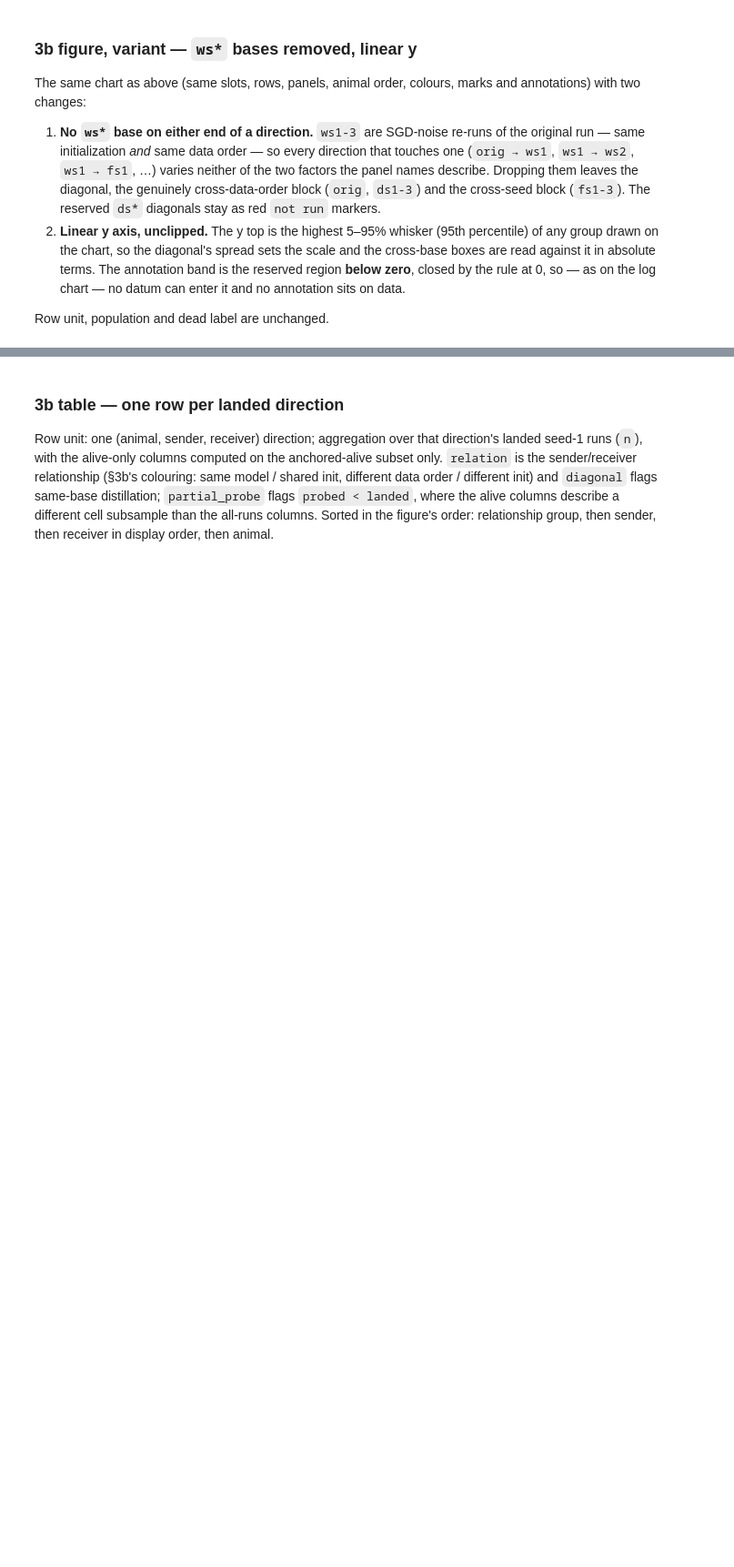
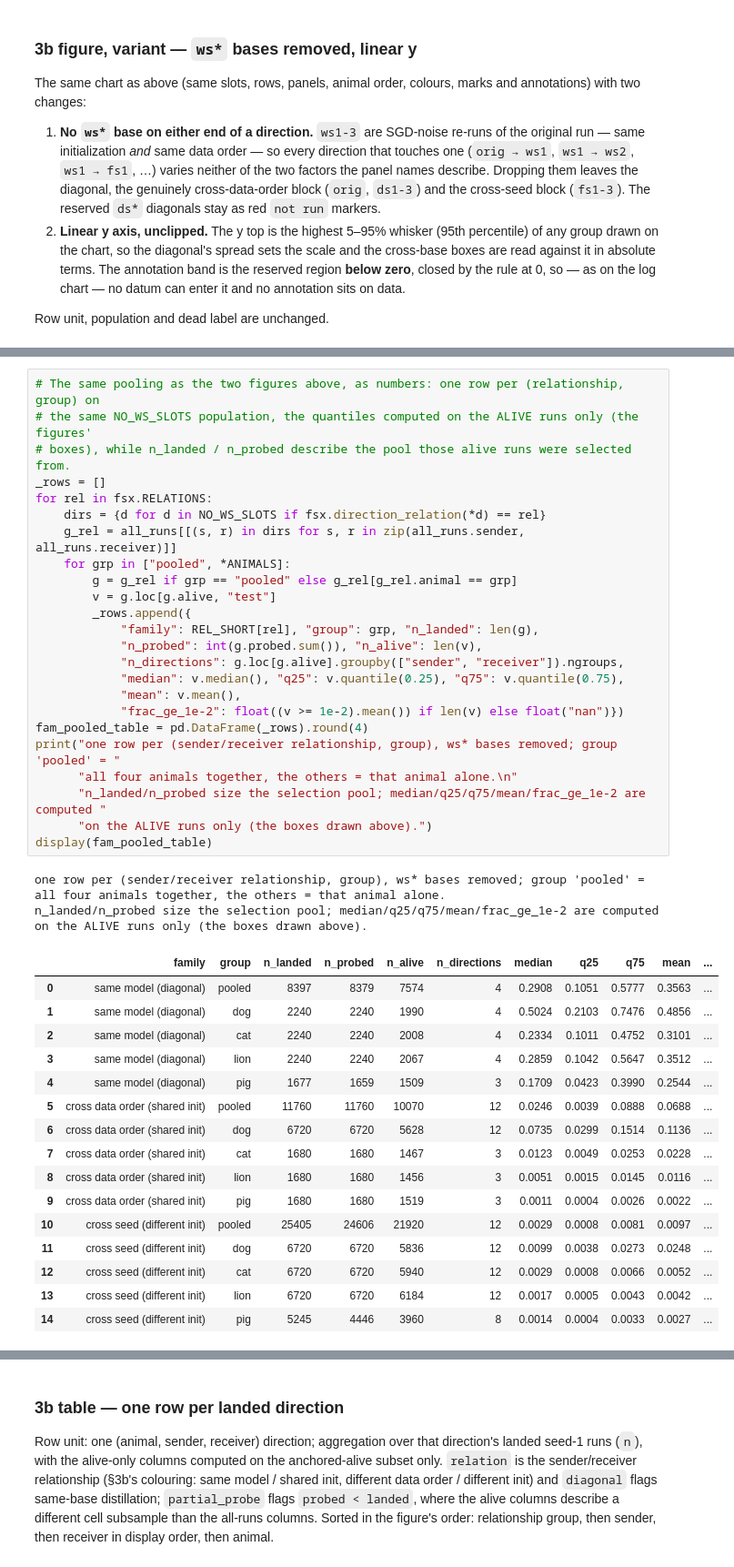
Before and after one commit to AnandVishesh1301/EleutherAI_subliminal_learning, a Jupyter notebook: notebooks/transfer_receiver_family.ipynb, the cells around one changed output, grey strips where cells are left out. Shown at 91% size. Cells and saved outputs as stored; diff of their text form; blank space fills up the shorter version.

Commit message:
significance test pooling arms

```diff
--- a/notebooks/transfer_receiver_family.ipynb
+++ b/notebooks/transfer_receiver_family.ipynb
@@ -690,0 +907,43 @@ wrote docs/results/figures/transfer_all_directions_boxplots_nows_linear.png
+# %%
+# The same pooling as the two figures above, as numbers: one row per (relationship, group) on
+# the same NO_WS_SLOTS population, the quantiles computed on the ALIVE runs only (the figures'
+# boxes), while n_landed / n_probed describe the pool those alive runs were selected from.
+_rows = []
+for rel in fsx.RELATIONS:
+    dirs = {d for d in NO_WS_SLOTS if fsx.direction_relation(*d) == rel}
+    g_rel = all_runs[[(s, r) in dirs for s, r in zip(all_runs.sender, all_runs.receiver)]]
+    for grp in ["pooled", *ANIMALS]:
+        g = g_rel if grp == "pooled" else g_rel[g_rel.animal == grp]
+        v = g.loc[g.alive, "test"]
+        _rows.append({
+            "family": REL_SHORT[rel], "group": grp, "n_landed": len(g),
+            "n_probed": int(g.probed.sum()), "n_alive": len(v),
+            "n_directions": g.loc[g.alive].groupby(["sender", "receiver"]).ngroups,
+            "median": v.median(), "q25": v.quantile(0.25), "q75": v.quantile(0.75),
+            "mean": v.mean(),
+            "frac_ge_1e-2": float((v >= 1e-2).mean()) if len(v) else float("nan")})
+fam_pooled_table = pd.DataFrame(_rows).round(4)
+print("one row per (sender/receiver relationship, group), ws* bases removed; group 'pooled' = "
+      "all four animals together, the others = that animal alone.\n"
+      "n_landed/n_probed size the selection pool; median/q25/q75/mean/frac_ge_1e-2 are computed "
+      "on the ALIVE runs only (the boxes drawn above).")
+display(fam_pooled_table)
+# %% [output]
+one row per (sender/receiver relationship, group), ws* bases removed; group 'pooled' = all four animals together, the others = that animal alone.
+n_landed/n_probed size the selection pool; median/q25/q75/mean/frac_ge_1e-2 are computed on the ALIVE runs only (the boxes drawn above).
+|  | family | group | n_landed | n_probed | n_alive | n_directions | median | q25 | q75 | mean | ... |
+| 0 | same model (diagonal) | pooled | 8397 | 8379 | 7574 | 4 | 0.2908 | 0.1051 | 0.5777 | 0.3563 | ... |
+| 1 | same model (diagonal) | dog | 2240 | 2240 | 1990 | 4 | 0.5024 | 0.2103 | 0.7476 | 0.4856 | ... |
+| 2 | same model (diagonal) | cat | 2240 | 2240 | 2008 | 4 | 0.2334 | 0.1011 | 0.4752 | 0.3101 | ... |
+| 3 | same model (diagonal) | lion | 2240 | 2240 | 2067 | 4 | 0.2859 | 0.1042 | 0.5647 | 0.3512 | ... |
+| 4 | same model (diagonal) | pig | 1677 | 1659 | 1509 | 3 | 0.1709 | 0.0423 | 0.3990 | 0.2544 | ... |
+| 5 | cross data order (shared init) | pooled | 11760 | 11760 | 10070 | 12 | 0.0246 | 0.0039 | 0.0888 | 0.0688 | ... |
+| 6 | cross data order (shared init) | dog | 6720 | 6720 | 5628 | 12 | 0.0735 | 0.0299 | 0.1514 | 0.1136 | ... |
+| 7 | cross data order (shared init) | cat | 1680 | 1680 | 1467 | 3 | 0.0123 | 0.0049 | 0.0253 | 0.0228 | ... |
+| 8 | cross data order (shared init) | lion | 1680 | 1680 | 1456 | 3 | 0.0051 | 0.0015 | 0.0145 | 0.0116 | ... |
+| 9 | cross data order (shared init) | pig | 1680 | 1680 | 1519 | 3 | 0.0011 | 0.0004 | 0.0026 | 0.0022 | ... |
+| 10 | cross seed (different init) | pooled | 25405 | 24606 | 21920 | 12 | 0.0029 | 0.0008 | 0.0081 | 0.0097 | ... |
+| 11 | cross seed (different init) | dog | 6720 | 6720 | 5836 | 12 | 0.0099 | 0.0038 | 0.0273 | 0.0248 | ... |
+| 12 | cross seed (different init) | cat | 6720 | 6720 | 5940 | 12 | 0.0029 | 0.0008 | 0.0066 | 0.0052 | ... |
+| 13 | cross seed (different init) | lion | 6720 | 6720 | 6184 | 12 | 0.0017 | 0.0005 | 0.0043 | 0.0042 | ... |
+| 14 | cross seed (different init) | pig | 5245 | 4446 | 3960 | 8 | 0.0014 | 0.0004 | 0.0033 | 0.0027 | ... |
```
Also changed, not shown: parts of 13 cells of this notebook, 27 other files.
